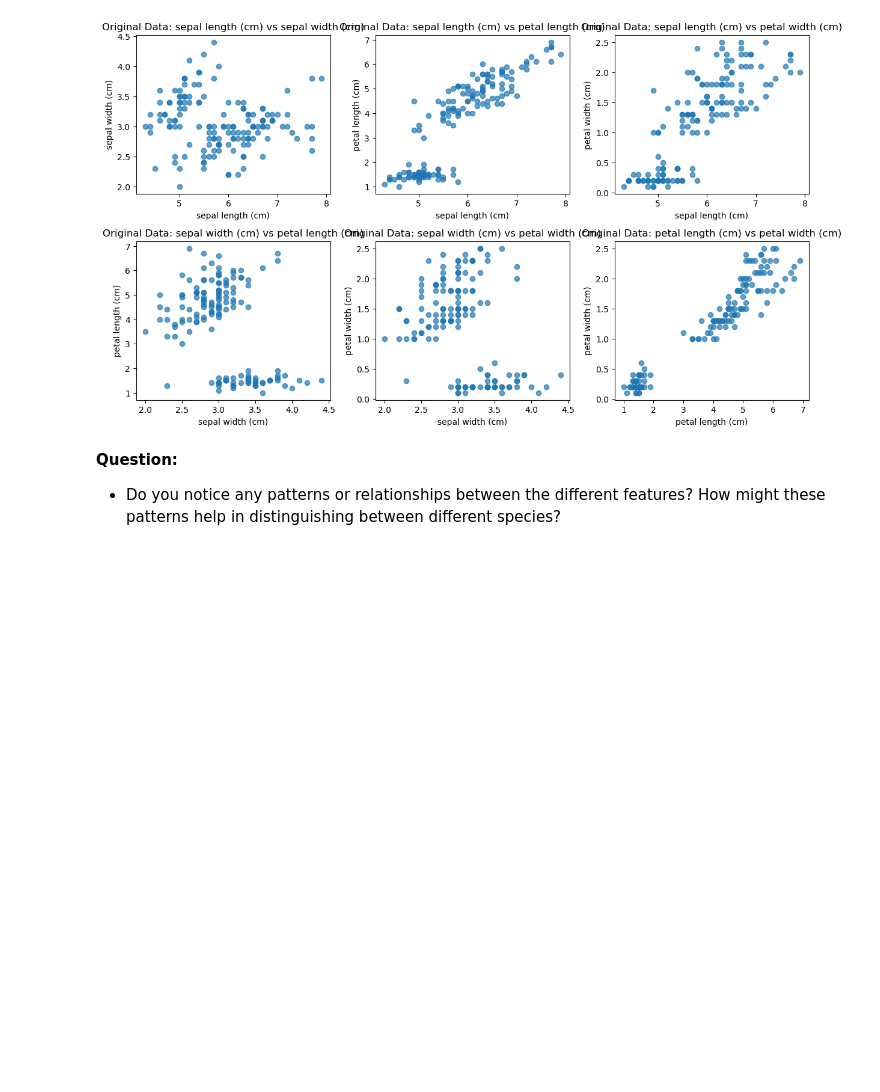
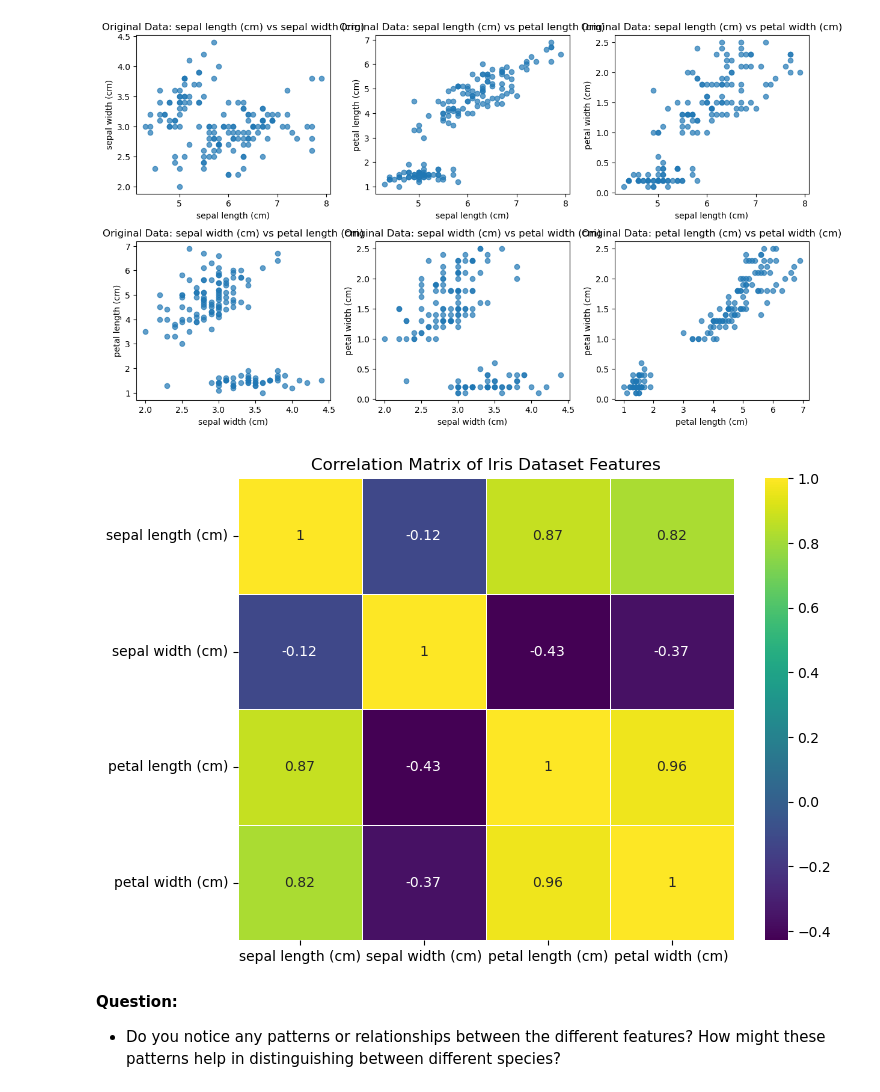
Before and after one commit to s-gunde/applying_statistical_concepts, a Jupyter notebook: 02_activities/assignments/assignment_3.ipynb, the cells around one changed output. Saved outputs shown, nothing was run; the diff lists cells and outputs as text; code cells hidden in the pictures; blank space fills up the shorter version.

Commit message:
heatmap added

```diff
--- a/02_activities/assignments/assignment_3.ipynb
+++ b/02_activities/assignments/assignment_3.ipynb
@@ -119,6 +120,17 @@ feature_names = iris_df.columns
 plot_feature_pairs(iris_df, feature_names, title_prefix='Original Data: ')
 # %% [output]
 [figure]
+# %%
+# Calculate the correlation matrix
+correlation_matrix = iris_df.corr()
+
+# Display the correlation matrix using a heatmap
+plt.figure(figsize=(8, 6))
+sns.heatmap(correlation_matrix, annot=True, cmap='viridis', linewidths=0.5)
+plt.title("Correlation Matrix of Iris Dataset Features")
+plt.show()
+# %% [output]
+[figure, added]
 # %% [markdown]
 **Question:**
 - Do you notice any patterns or relationships between the different features? How might these patterns help in distinguishing between different species?
```
Also changed, not shown: parts of 2 cells of this notebook.
